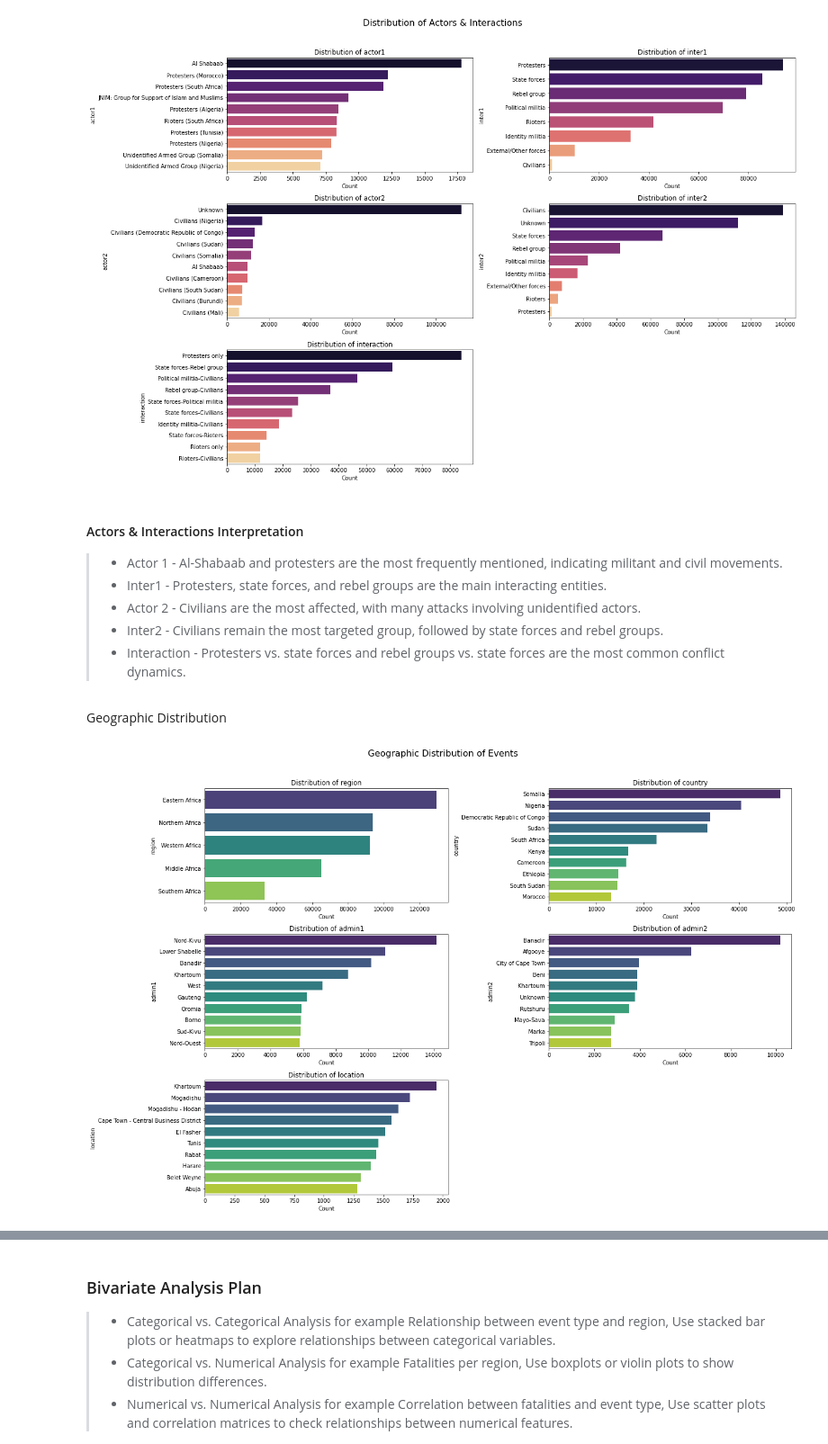
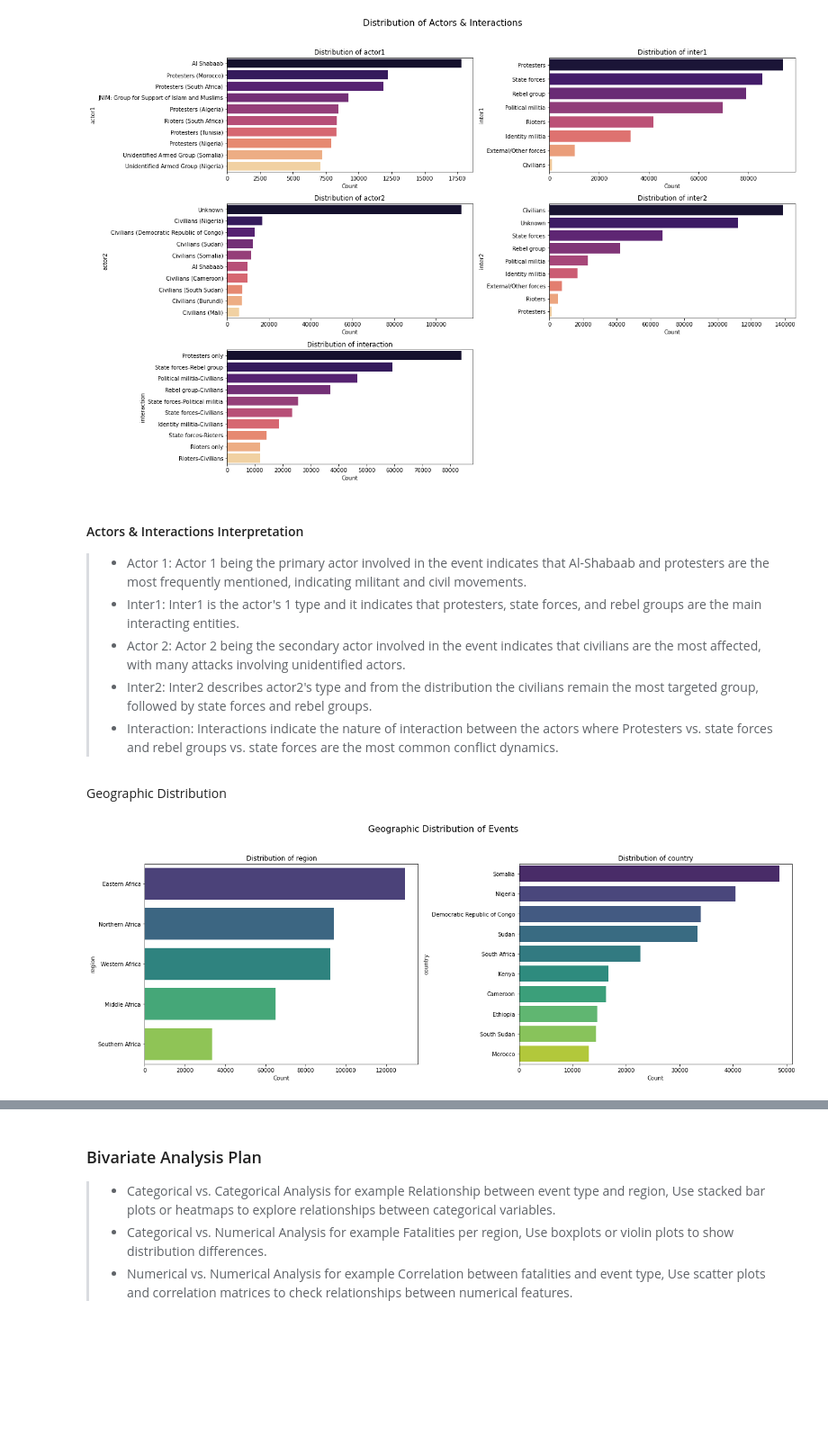
Before and after one commit to Collz472/DSF-PT08P5-GROUP-11-CAPSTONE-PROJECT, a Jupyter notebook: Conflict_Prediction_Model_in_Africa.ipynb, the cells around one changed output, grey strips where cells are left out. Shown at 90% size. Drawn from its saved outputs; the diff is of its cells as text; code cells hidden in the pictures; blank space fills up the shorter version.

```diff
--- a/Conflict_Prediction_Model_in_Africa.ipynb
+++ b/Conflict_Prediction_Model_in_Africa.ipynb
@@ -273,3 +275,19 @@ NB: for the missing values this is the criteria that will be used:
 > * assoc_actor_1 & assoc_actor_2 – Frequently missing values; may not provide strong predictive power. yet it is backed up by actor
 > * iso - The iso column represents the ISO country code, which is a numeric identifier for each country.
 > * time_precision - The time_precision column indicates how precise the event date is, hence it less useful.
+# %%
+df.drop(columns=[
+    'event_id_cnty',
+    'event_date',
+    'time_precision',
+    'assoc_actor_1',
+    'assoc_actor_2',
+    'iso',
+    'source',
+    'source_scale',
+    'notes',
+    'tags',
+    'timestamp',
+], inplace=True)
+# preview the columns
+df.columns
@@ -517,41 +535,43 @@ plt.show()
 [figure]
 # %% [markdown]
 #### Actors & Interactions Interpretation
-> * Actor 1 - Al-Shabaab and protesters are the most frequently mentioned, indicating militant and civil movements.
-> * Inter1 - Protesters, state forces, and rebel groups are the main interacting entities.
-> * Actor 2 - Civilians are the most affected, with many attacks involving unidentified actors.
-> * Inter2 - Civilians remain the most targeted group, followed by state forces and rebel groups.
-> * Interaction - Protesters vs. state forces and rebel groups vs. state forces are the most common conflict dynamics.
+> * Actor 1: Actor 1 being the primary actor involved in the event indicates that Al-Shabaab and protesters are the most frequently mentioned, indicating militant and civil movements.
+> * Inter1: Inter1 is the actor's 1 type and it indicates that protesters, state forces, and rebel groups are the main interacting entities.
+> * Actor 2: Actor 2 being the secondary actor involved in the event indicates that civilians are the most affected, with many attacks involving unidentified actors.
+> * Inter2: Inter2 describes actor2's type and from the distribution the civilians remain the most targeted group, followed by state forces and rebel groups.
+> * Interaction: Interactions indicate the nature of interaction between the actors where Protesters vs. state forces and rebel groups vs. state forces are the most common conflict dynamics.
 # %% [markdown]
 Geographic Distribution
 # %%
 # Define geographic columns
-geo_columns = ['region', 'country', 'admin1', 'admin2', 'location']
+geo_columns = ['region', 'country']
 # Determine the number of required rows
-num_plots = len(geo_columns)
-rows = (num_plots // 2) + (num_plots % 2)
+#num_plots = len(geo_columns)
+num_plots = 2
+#rows = (num_plots // 2) + (num_plots % 2)
+rows = 2
 # Set up the figure and axes
 fig, axes = plt.subplots(rows, 2, figsize=(18, 12))
 fig.suptitle('Geographic Distribution of Events', fontsize=16)
 # Flatten axes if multiple rows exist, otherwise make it a list
 if rows > 1:
     axes = axes.flatten()
 else:
     axes = [axes]
 # Plot each column
 for i, col in enumerate(geo_columns):
     sns.countplot(y=df1[col], order=df1[col].value_counts().index[:10], ax=axes[i], palette="viridis")
     axes[i].set_title(f'Distribution of {col}')
     axes[i].set_xlabel('Count')
     axes[i].set_ylabel(col)
 # Remove any unused subplots
 for j in range(i + 1, len(axes)):
     fig.delaxes(axes[j])  # Delete empty subplot
 
 plt.tight_layout(rect=[0, 0, 1, 0.96])
 plt.show()
 # %% [output]
-[figure, old version]
+[figure, new version]
 # %% [markdown]
 #### Geographic Distribution Interpretation
 > * Region - Eastern Africa has the highest number of conflict events, followed by Northern and Western Africa.
```
Also changed, not shown: parts of 22 cells of this notebook.
